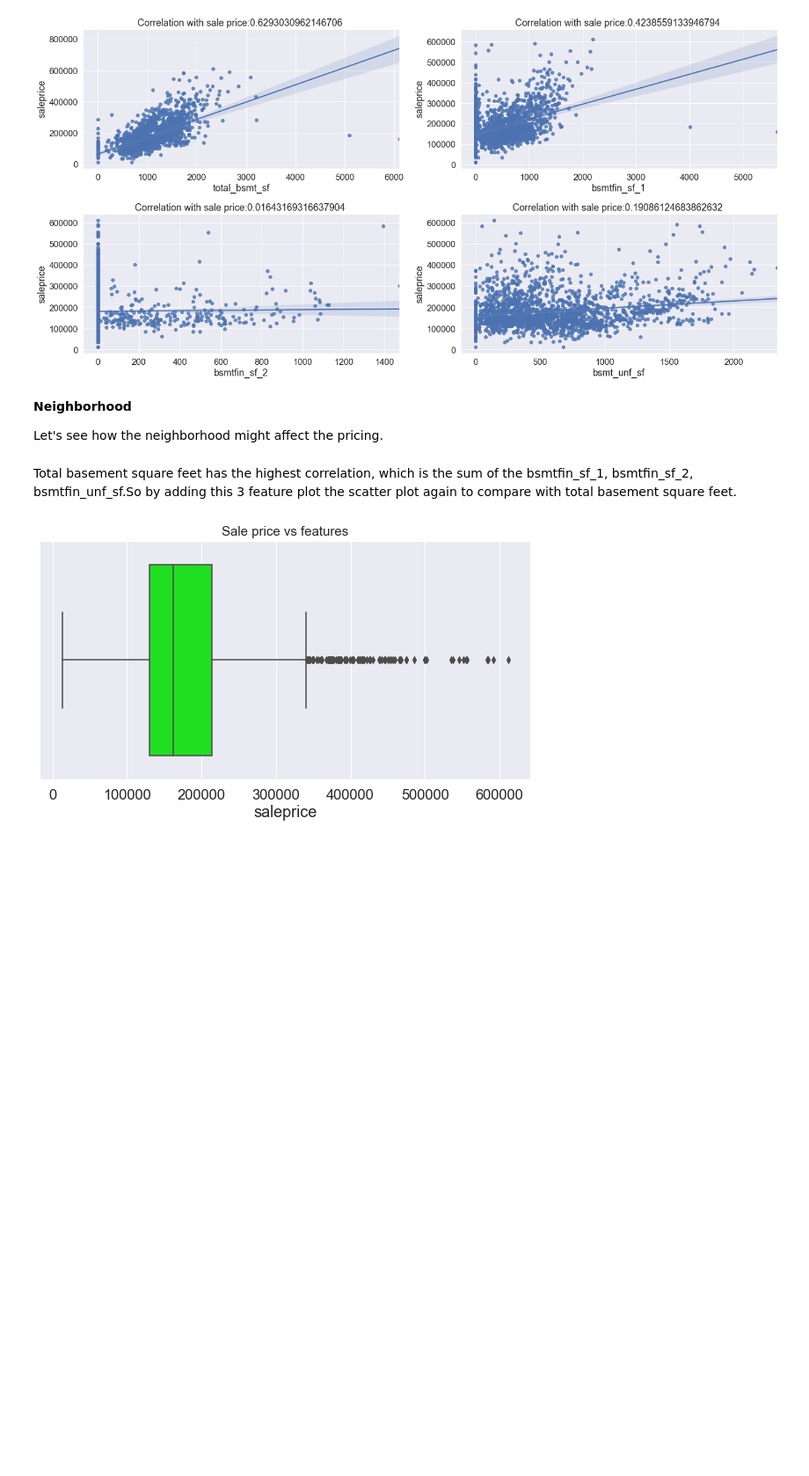
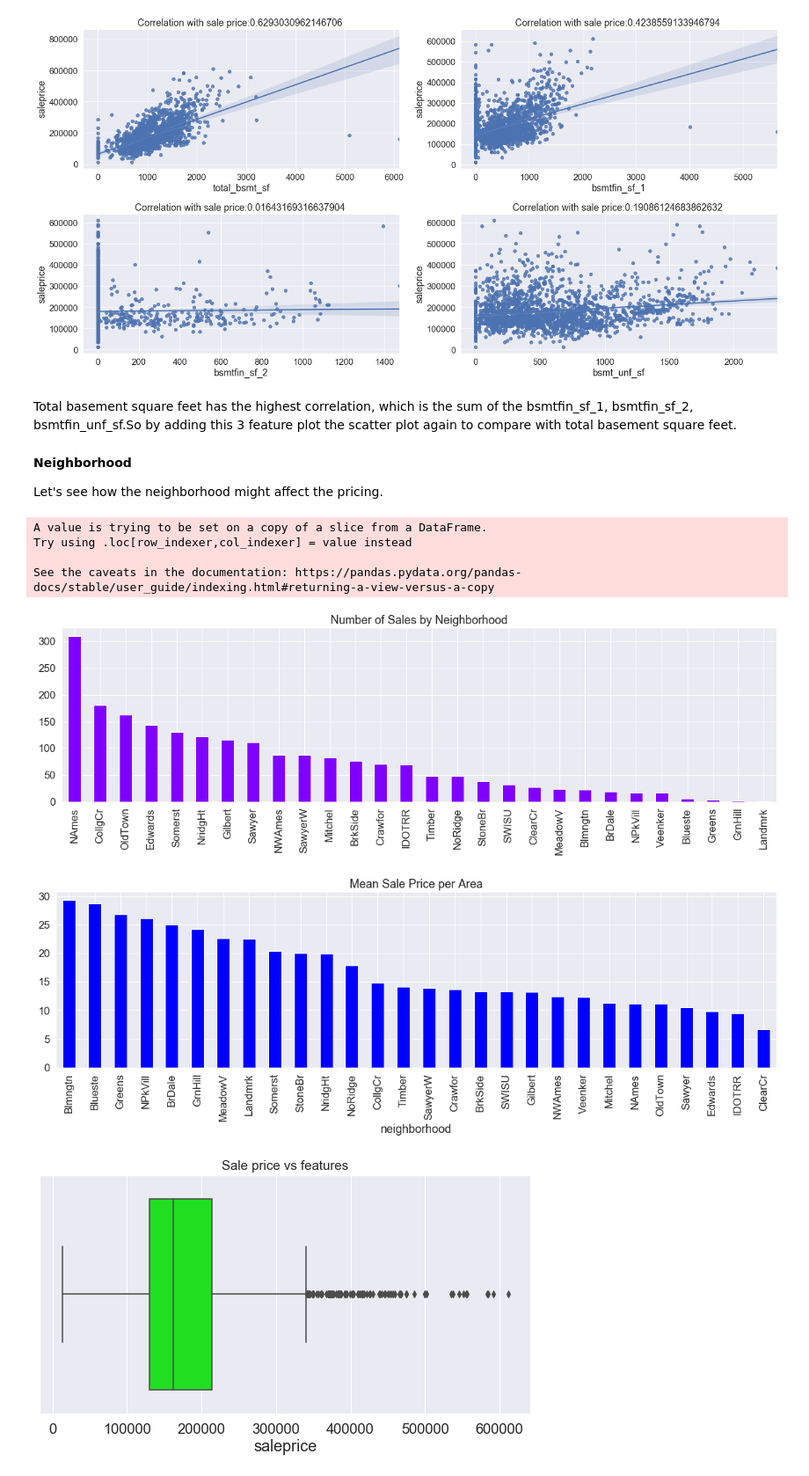
Before and after one commit to SongYuan-89/dsiprojects, a Jupyter notebook: Project_2/code/03. Data Analysis and Modeling-R1.ipynb, the cells around one changed output. Shown at 88% size. Drawn from its saved outputs; the diff is of its cells as text; code cells hidden in the pictures; blank space fills up the shorter version.

```diff
--- a/Project_2/code/03. Data Analysis and Modeling-R1.ipynb
+++ b/Project_2/code/03. Data Analysis and Modeling-R1.ipynb
@@ -160,12 +162,36 @@ plt.title("Correlation with sale price:{} ".format(train_df.bsmt_unf_sf.corr(tra
 plt.tight_layout();plt.show()
 # %% [output]
 [figure]
+# %% [markdown]
+Total basement square feet has the highest correlation, which is the sum of the bsmtfin_sf_1, bsmtfin_sf_2, bsmtfin_unf_sf.So by adding this 3 feature plot the scatter plot again to compare with total basement square feet.
 # %% [markdown]
 **Neighborhood**
 
 Let's see how the neighborhood might affect the pricing.
-# %% [markdown]
-Total basement square feet has the highest correlation, which is the sum of the bsmtfin_sf_1, bsmtfin_sf_2, bsmtfin_unf_sf.So by adding this 3 feature plot the scatter plot again to compare with total basement square feet.
+# %%
+figa = plt.figure(figsize = (20,5))
+g = train_df['neighborhood'].value_counts().plot(kind='bar', title= 'Number of Sales by Neighborhood', colormap='rainbow', stacked=True)
+
+figb = plt.figure(figsize=(20,5))
+plt.tight_layout()
+df = train_df[['saleprice', 'yr_sold', 'neighborhood']]
+
+df['totalarea'] = (train_df['total_bsmt_sf'] + train_df['wood_deck_sf'] + train_df['gr_liv_area'] + train_df['lot_area'] + train_df['mas_vnr_area'] + train_df['garage_area'] + train_df['open_porch_sf'] + train_df['3ssn_porch'] + train_df['screen_porch'] + train_df['enclosed_porch'] + train_df['pool_area'])
+
+df = df.groupby(by= ['neighborhood','yr_sold'], as_index=False).sum()
+neig = df[['saleprice','totalarea', 'neighborhood']].groupby(by='neighborhood', as_index = False).sum()
+neig['neigprice'] = neig['saleprice'] / neig['totalarea']
+neig.drop(['totalarea', 'saleprice'], axis=1, inplace = True)
+g = neig.groupby('neighborhood')['neigprice'].sum().sort_values(ascending = False).\
+    plot(kind='bar', title='Mean Sale Price per Area',colormap='brg',stacked =True)
+neig = neig.groupby(by='neighborhood', as_index=True)['neigprice'].sum().sort_values(ascending=False)
+# %% [output]
+A value is trying to be set on a copy of a slice from a DataFrame.
+Try using .loc[row_indexer,col_indexer] = value instead
+
+See the caveats in the documentation: https://pandas.pydata.org/pandas-docs/stable/user_guide/indexing.html#returning-a-view-versus-a-copy
+[figure, added]
+[figure, added]
 # %%
 plt.figure(figsize = (10,5))
 sns.boxplot('saleprice', data = train_df, color ='lime');
```
Also changed, not shown: parts of 25 cells of this notebook, 3 other files.
